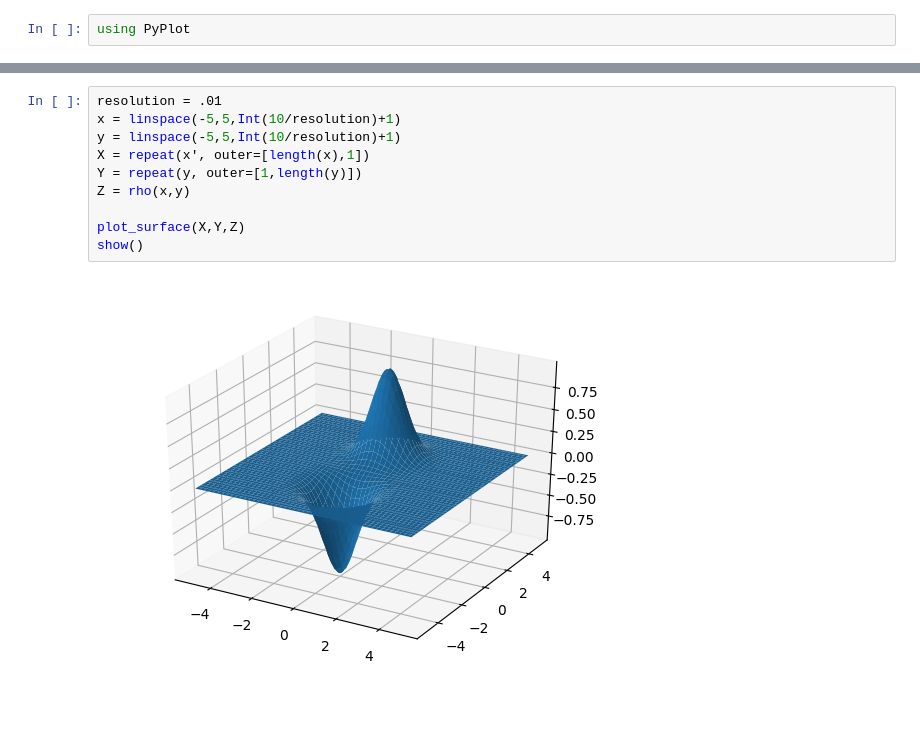
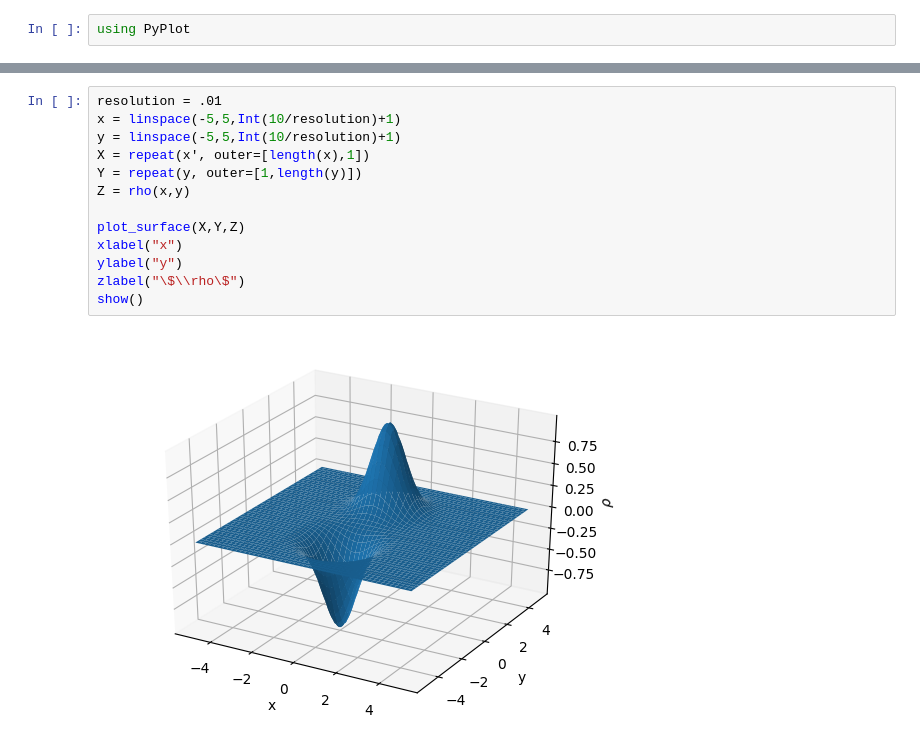
Before and after one commit to jasemi/Computerphysik-ss17-Uebungen, a Jupyter notebook: Uebung-7/Aufgabe2.ipynb, the cells around one changed output, grey strips where cells are left out. Saved outputs shown, nothing was run; the diff lists cells and outputs as text; blank space fills up the shorter version.

```diff
--- a/Uebung-7/Aufgabe2.ipynb
+++ b/Uebung-7/Aufgabe2.ipynb
@@ -18,12 +15,15 @@ rho (generic function with 1 method)
 # %%
 resolution = .01
 x = linspace(-5,5,Int(10/resolution)+1)
 y = linspace(-5,5,Int(10/resolution)+1)
 X = repeat(x', outer=[length(x),1])
 Y = repeat(y, outer=[1,length(y)])
 Z = rho(x,y)
 
 plot_surface(X,Y,Z)
+xlabel("x")
+ylabel("y")
+zlabel("\$\\rho\$")
 show()
 # %% [output]
-[figure, old version]
+[figure, new version]
```
Also changed, not shown: parts of 4 cells of this notebook, 2 other files.
